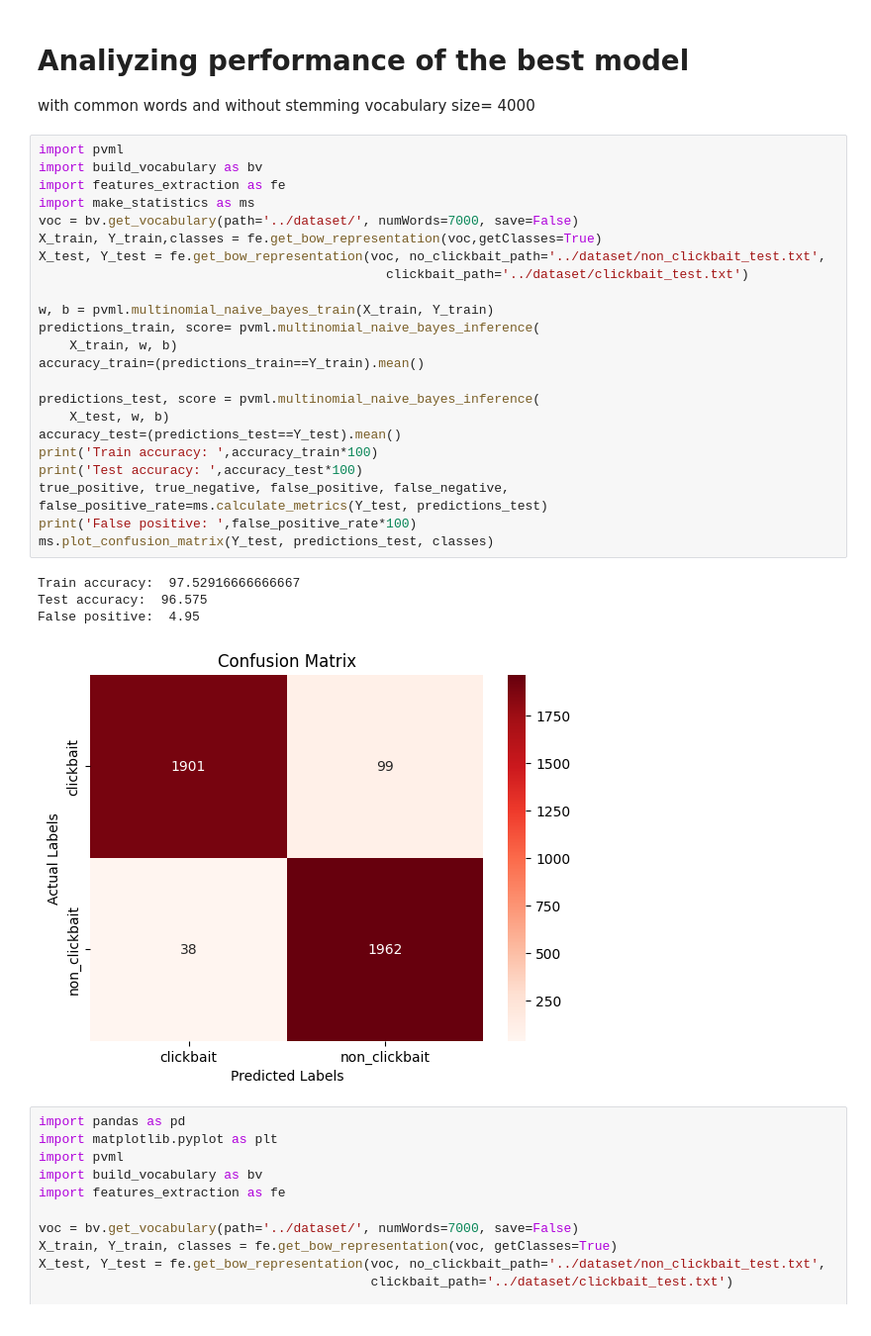
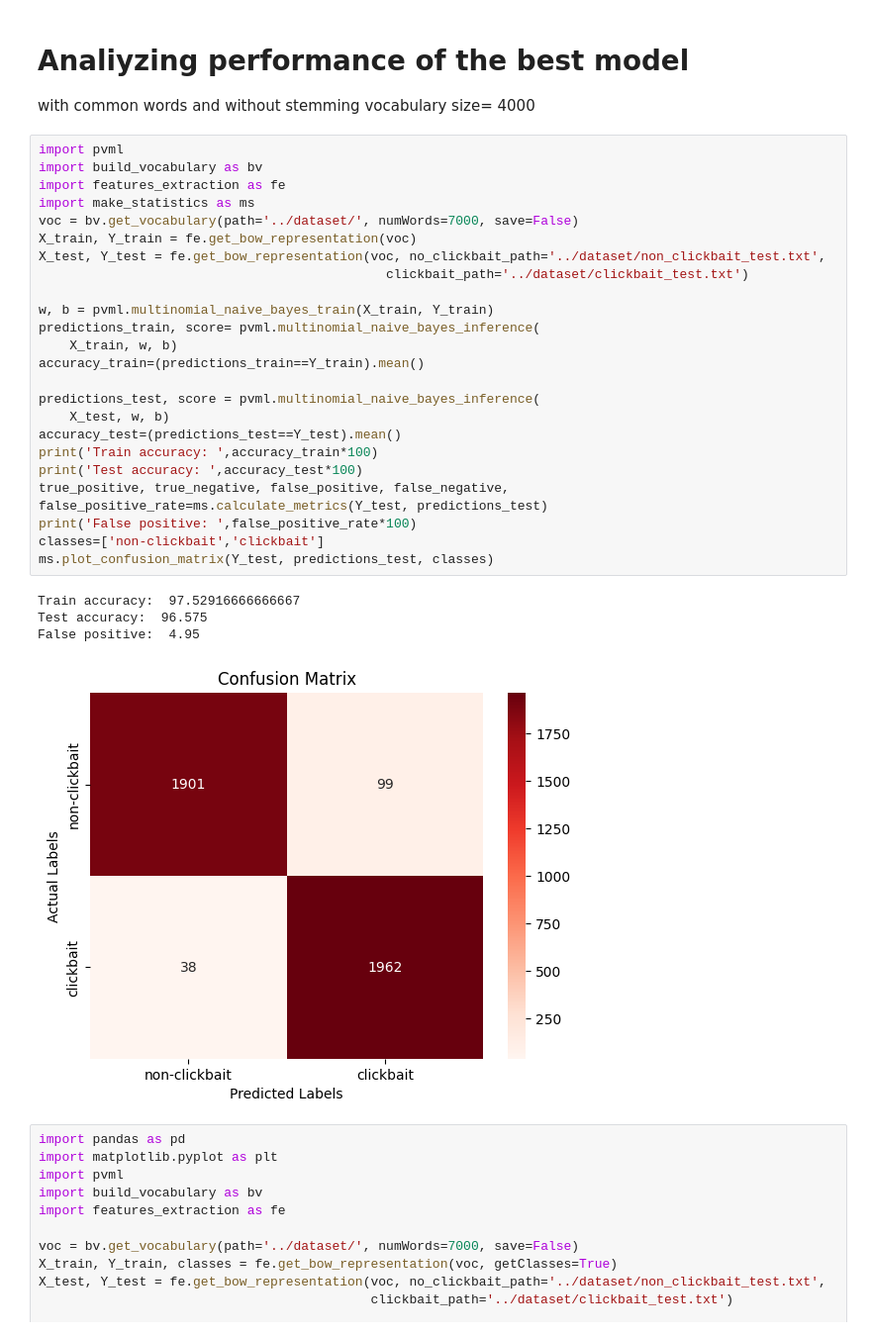
Before and after one commit to DavideLigari/clickbaits-recognition, a Jupyter notebook: code/analysis_naive_bayes.ipynb, the cells around one changed output. Shown at 99% size. Saved outputs shown, nothing was run; the diff lists cells and outputs as text.

```diff
--- a/code/analysis_naive_bayes.ipynb
+++ b/code/analysis_naive_bayes.ipynb
@@ -301,31 +301,32 @@ vocabulary size= 4000
 # %%
 import pvml
 import build_vocabulary as bv
 import features_extraction as fe
 import make_statistics as ms
 voc = bv.get_vocabulary(path='../dataset/', numWords=7000, save=False)
-X_train, Y_train,classes = fe.get_bow_representation(voc,getClasses=True)
+X_train, Y_train = fe.get_bow_representation(voc)
 X_test, Y_test = fe.get_bow_representation(voc, no_clickbait_path='../dataset/non_clickbait_test.txt',
                                              clickbait_path='../dataset/clickbait_test.txt')
 
 w, b = pvml.multinomial_naive_bayes_train(X_train, Y_train)
 predictions_train, score= pvml.multinomial_naive_bayes_inference(
     X_train, w, b)
 accuracy_train=(predictions_train==Y_train).mean()
 
 predictions_test, score = pvml.multinomial_naive_bayes_inference(
     X_test, w, b)
 accuracy_test=(predictions_test==Y_test).mean()
 print('Train accuracy: ',accuracy_train*100)
 print('Test accuracy: ',accuracy_test*100)
 true_positive, true_negative, false_positive, false_negative, false_positive_rate=ms.calculate_metrics(Y_test, predictions_test)
 print('False positive: ',false_positive_rate*100)
+classes=['non-clickbait','clickbait']
 ms.plot_confusion_matrix(Y_test, predictions_test, classes)
 # %% [output]
 Train accuracy:  97.52916666666667
 Test accuracy:  96.575
 False positive:  4.95
-[figure, old version]
+[figure, new version]
 # %%
 import pandas as pd
 import matplotlib.pyplot as plt
```
Also changed, not shown: 5 other files.
